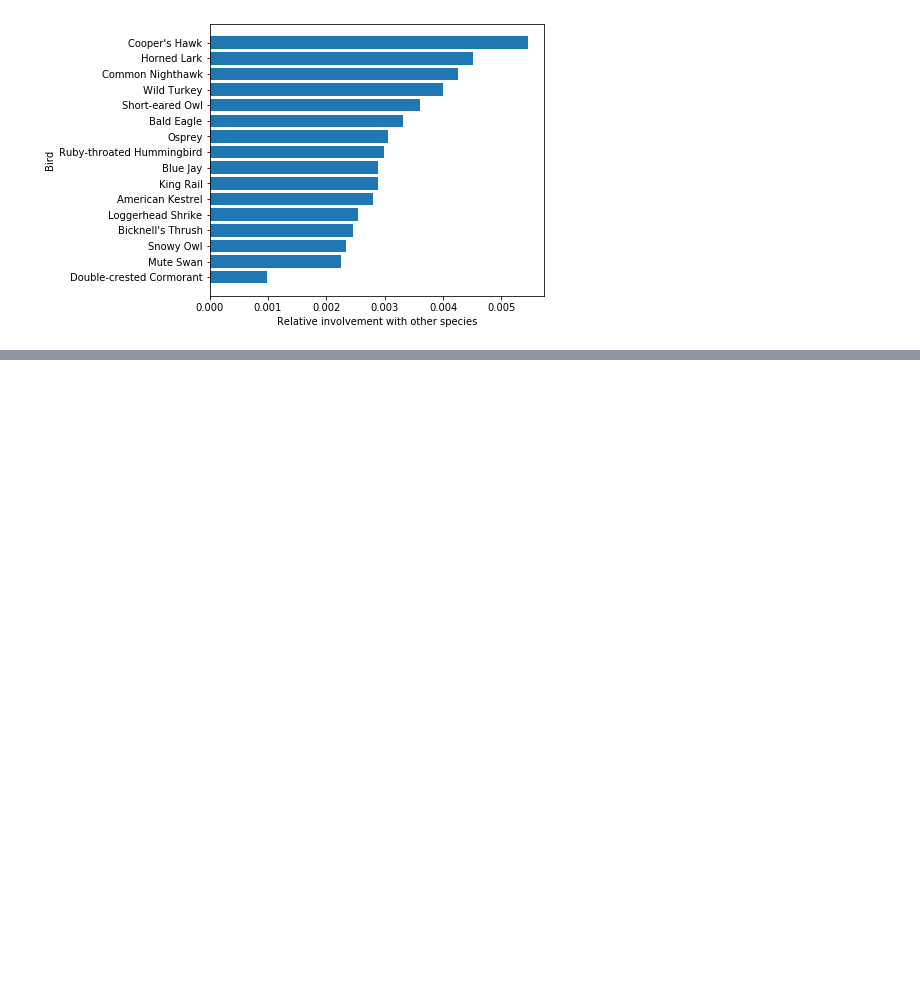
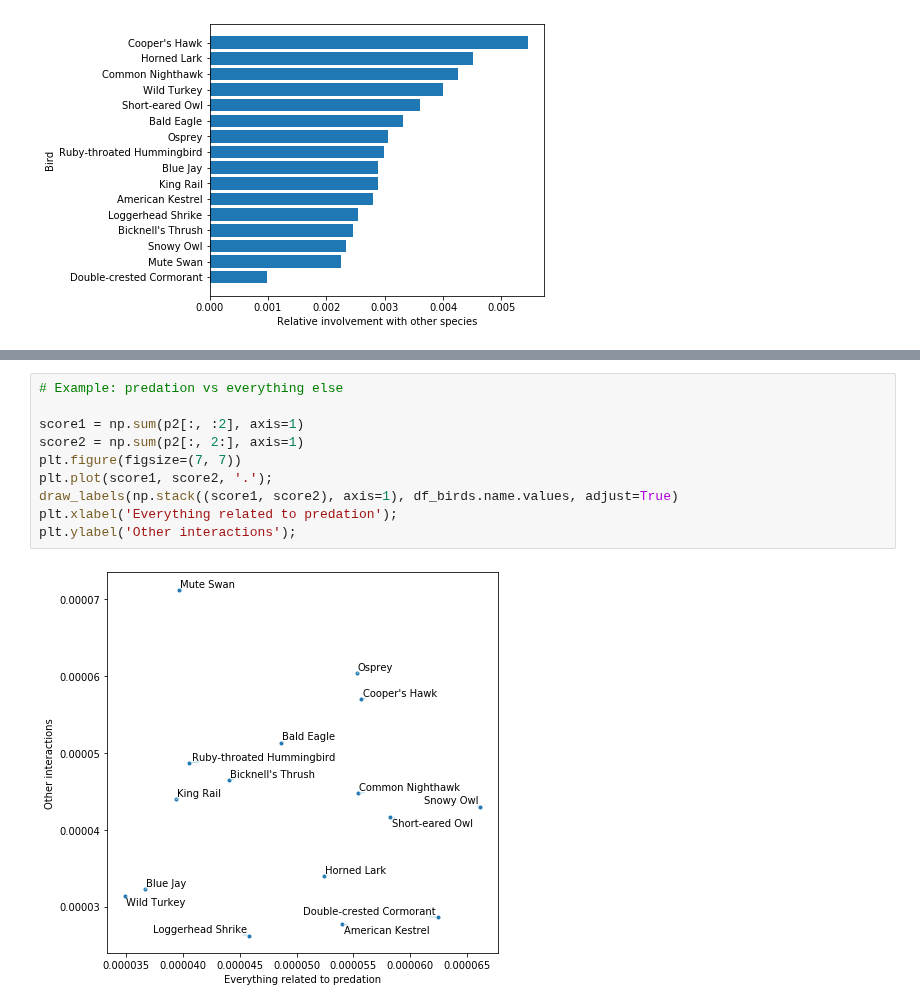
Before and after one commit to khakhalin/Sketches, a Jupyter notebook: sproj_liam/birds_literature.ipynb, the cells around one changed output, grey strips where cells are left out. Drawn from its saved outputs; the diff is of its cells as text; blank space fills up the shorter version.

```diff
--- a/sproj_liam/birds_literature.ipynb
+++ b/sproj_liam/birds_literature.ipynb
@@ -116,0 +143,12 @@ plt.ylabel('Bird');
+# %%
+# Example: predation vs everything else
+
+score1 = np.sum(p2[:, :2], axis=1)
+score2 = np.sum(p2[:, 2:], axis=1)
+plt.figure(figsize=(7, 7))
+plt.plot(score1, score2, '.');
+draw_labels(np.stack((score1, score2), axis=1), df_birds.name.values, adjust=True)
+plt.xlabel('Everything related to predation');
+plt.ylabel('Other interactions');
+# %% [output]
+[figure, added]
```
Also changed, not shown: parts of 4 cells of this notebook.
